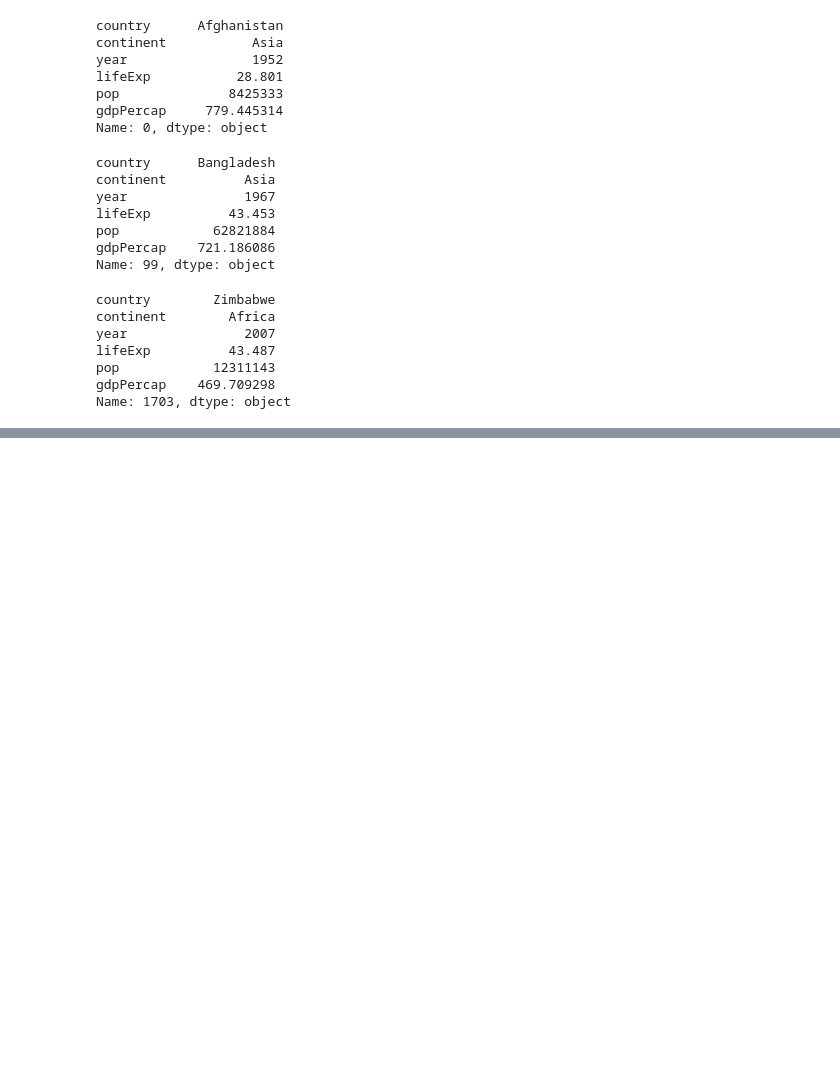
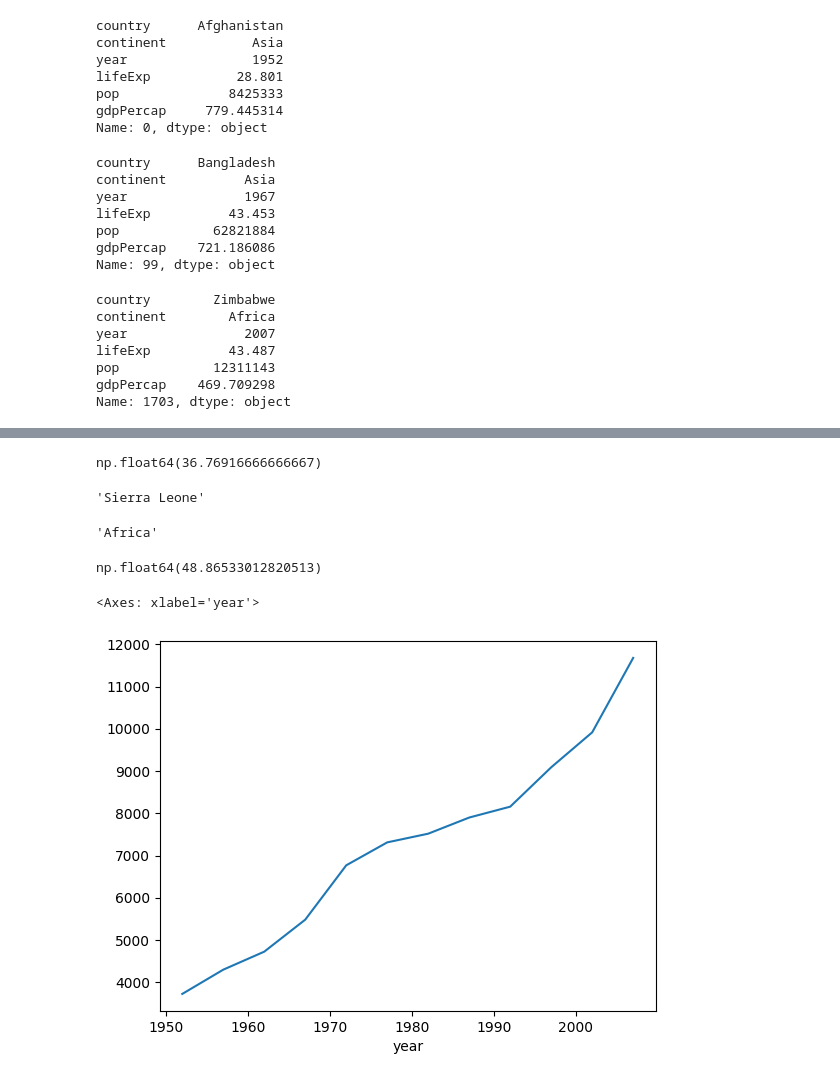
Before and after one commit to 2rlo0/hipython_rep, a Jupyter notebook: 13_데이터프레임연습.ipynb, the cells around one changed output, grey strips where cells are left out. Drawn from its saved outputs; the diff is of its cells as text; code cells hidden in the pictures; blank space fills up the shorter version.

```diff
--- a/13_데이터프레임연습.ipynb
+++ b/13_데이터프레임연습.ipynb
@@ -124,0 +337,3 @@ Name: 1703, dtype: object
+# %%
+group_df = df.groupby('year')
+group_df
@@ -124,0 +399,24 @@ Name: 1703, dtype: object
+# %%
+# 기대수명 평균이 가장 낮은 국가는? 대륙은?
+df.groupby(['country'])['lifeExp'].mean().min()
+# %% [output]
+np.float64(36.76916666666667)
+# %%
+df.groupby(['country'])['lifeExp'].mean().idxmin()
+# %% [output]
+'Sierra Leone'
+# %%
+# 기대수명 평균이 가장 낮은 국가는? 대륙은?
+df.groupby(['continent'])['lifeExp'].mean().idxmin()
+# %% [output]
+'Africa'
+# %%
+df.groupby(['continent'])['lifeExp'].mean().min()
+# %% [output]
+np.float64(48.86533012820513)
+# %%
+g_df_mean = group_df['gdpPercap'].mean()
+g_df_mean.plot()
+# %% [output]
+<Axes: xlabel='year'>
+[figure, added]
```
Also changed, not shown: parts of 26 cells of this notebook, 14 other files.
